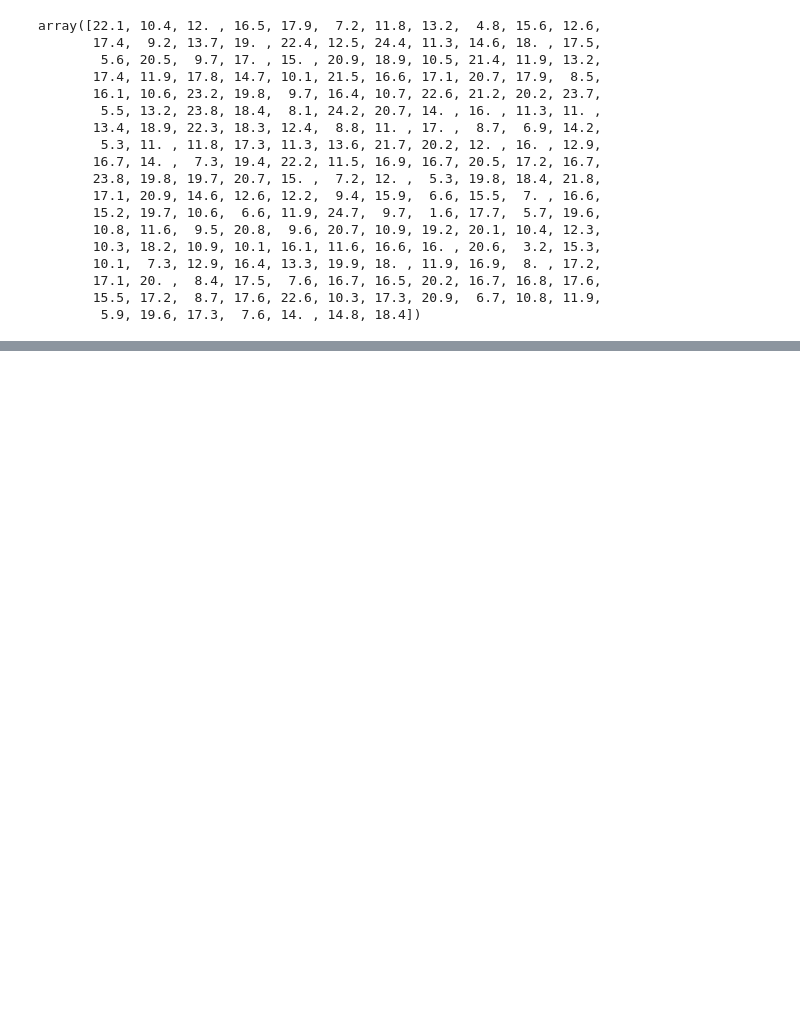
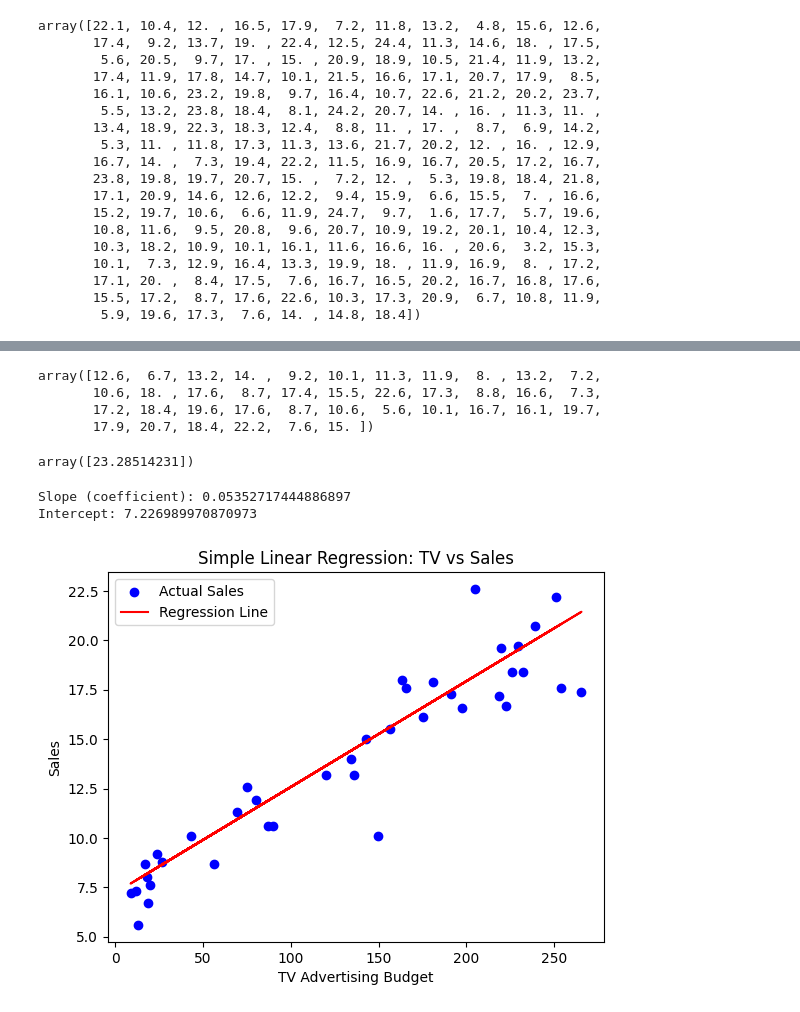
Before and after one commit to HananeIouiri/Simple-linear-regression, a Jupyter notebook: Simple_linear_regression.ipynb, the cells around one changed output, grey strips where cells are left out. Drawn from its saved outputs; the diff is of its cells as text; code cells hidden in the pictures; blank space fills up the shorter version.

Commit message:
Add simple linear regression model for TV vs Sales

```diff
--- a/Simple_linear_regression.ipynb
+++ b/Simple_linear_regression.ipynb
@@ -94,3 +94,7 @@ array([22.1, 10.4, 12. , 16.5, 17.9,  7.2, 11.8, 13.2,  4.8, 15.6, 12.6,
 # %%
 # Split the dataset into training and testing sets
 X_train, X_test, Y_train, Y_test = train_test_split(X, Y, test_size=0.2, random_state=0)
+# %%
+# Create and train the linear regression model
+model = LinearRegression()
+model.fit(X_train, Y_train)  # Fit the model on training data
@@ -96,0 +103,3 @@ X_train, X_test, Y_train, Y_test = train_test_split(X, Y, test_size=0.2, random_
+# %%
+# Make predictions
+Y_pred = model.predict(X_test)  # Predict Sales for the test
@@ -96,0 +117,29 @@ X_train, X_test, Y_train, Y_test = train_test_split(X, Y, test_size=0.2, random_
+# %%
+Y_test
+# %% [output]
+array([12.6,  6.7, 13.2, 14. ,  9.2, 10.1, 11.3, 11.9,  8. , 13.2,  7.2,
+       10.6, 18. , 17.6,  8.7, 17.4, 15.5, 22.6, 17.3,  8.8, 16.6,  7.3,
+       17.2, 18.4, 19.6, 17.6,  8.7, 10.6,  5.6, 10.1, 16.7, 16.1, 19.7,
+       17.9, 20.7, 18.4, 22.2,  7.6, 15. ])
+# %%
+model.predict([[300]])
+# %% [output]
+array([23.28514231])
+# %%
+# Display the slope (coefficient) and intercept
+print("Slope (coefficient):", model.coef_[0])
+print("Intercept:", model.intercept_)
+# %% [output]
+Slope (coefficient): 0.05352717444886897
+Intercept: 7.226989970870973
+# %%
+# Plot the regression line with the test data
+plt.scatter(X_test, Y_test, color='blue', label='Actual Sales')
+plt.plot(X_test, Y_pred, color='red', label='Regression Line')
+plt.xlabel('TV Advertising Budget')
+plt.ylabel('Sales')
+plt.title('Simple Linear Regression: TV vs Sales')
+plt.legend()
+plt.show()
+# %% [output]
+[figure, added]
```
Also changed, not shown: parts of 2 cells of this notebook.
